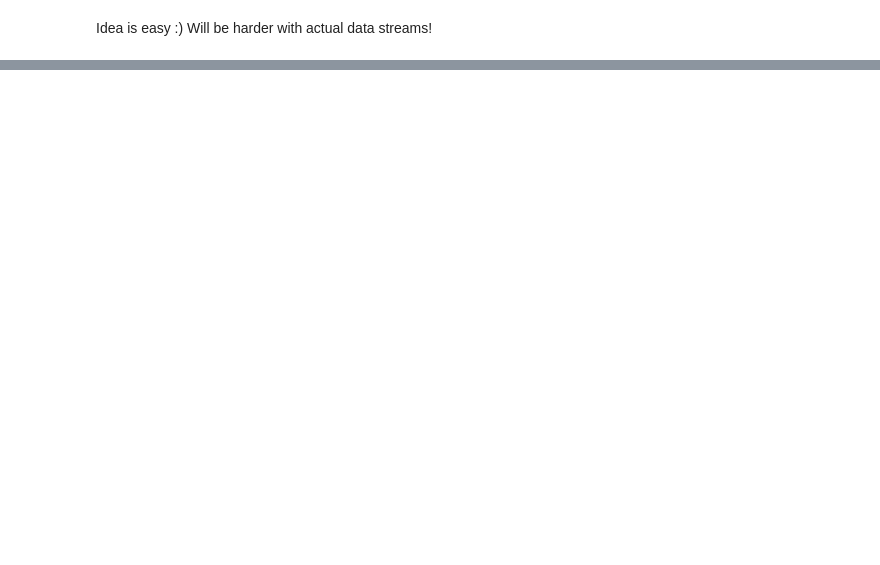
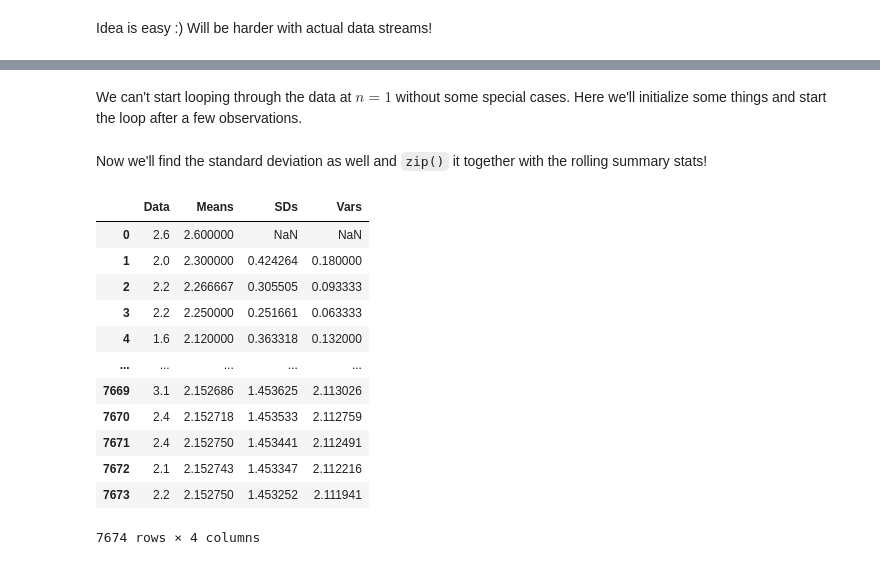
Before and after one commit to jbpost2/ST-554-Big-Data-with-Python, a Jupyter notebook: 02_Common_Streaming_Tasks.ipynb, the cells around one changed output, grey strips where cells are left out. Cells and saved outputs as stored; diff of their text form; code cells hidden in the pictures; blank space fills up the shorter version.

```diff
--- a/02_Common_Streaming_Tasks.ipynb
+++ b/02_Common_Streaming_Tasks.ipynb
@@ -390,0 +415,3 @@ Idea is easy :)  Will be harder with actual data streams!
+# %%
+def update_mean(new_data, old_mean, count):
+    return old_mean + (1/count)*(new_data-old_mean)
@@ -390,0 +424,13 @@ Idea is easy :)  Will be harder with actual data streams!
+# %%
+air_data = air_data.loc[air_data.co_gt != -200].reset_index()
+
+#initialize the mean
+o_mean = 0
+n = 1
+means = []
+for i in range(air_data.shape[0]):
+    means.append(update_mean(air_data.co_gt[i], old_mean = o_mean, count = n))
+    o_mean = means[i]
+    n += 1
+
+pd.DataFrame(zip(air_data.co_gt, means), columns = ["Data", "Means"])
@@ -390,0 +462,41 @@ Idea is easy :)  Will be harder with actual data streams!
+# %%
+def update_var(new_data, old_var, old_mean, count):
+    return ((count-2)/(count-1))*old_var + (new_data - old_mean)**2/count
+# %% [markdown]
+We can't start looping through the data at $n=1$ without some special cases. Here we'll initialize some things and start the loop after a few observations.
+# %%
+#set up things to start the loop
+n = 3
+#lists to capture the updated means and variances
+means = [air_data.co_gt[0], air_data.co_gt[0:2].mean()]
+variances = [np.nan, air_data.co_gt[0:2].var()]
+
+o_mean = means[1]
+o_var = variances[1]
+
+#loop through the observations
+for i in range(2, air_data.shape[0]):
+    means.append(update_mean(air_data.co_gt[i], old_mean = o_mean, count = n))
+    variances.append(update_var(air_data.co_gt[i], old_var = o_var, old_mean = o_mean, count = n))
+    o_mean = means[i]
+    o_var = variances[i]
+    n += 1
+# %% [markdown]
+Now we'll find the standard deviation as well and `zip()` it together with the rolling summary stats!
+# %%
+pd.DataFrame(zip(air_data.co_gt, means, np.sqrt(np.array(variances)), np.array(variances)),
+  columns = ["Data", "Means", "SDs", "Vars"])
+# %% [output]
+|  | Data | Means | SDs | Vars |
+| 0 | 2.6 | 2.600000 | NaN | NaN |
+| 1 | 2.0 | 2.300000 | 0.424264 | 0.180000 |
+| 2 | 2.2 | 2.266667 | 0.305505 | 0.093333 |
+| 3 | 2.2 | 2.250000 | 0.251661 | 0.063333 |
+| 4 | 1.6 | 2.120000 | 0.363318 | 0.132000 |
+| ... | ... | ... | ... | ... |
+| 7669 | 3.1 | 2.152686 | 1.453625 | 2.113026 |
+| 7670 | 2.4 | 2.152718 | 1.453533 | 2.112759 |
+| 7671 | 2.4 | 2.152750 | 1.453441 | 2.112491 |
+| 7672 | 2.1 | 2.152743 | 1.453347 | 2.112216 |
+| 7673 | 2.2 | 2.152750 | 1.453252 | 2.111941 |
+7674 rows × 4 columns
```
Also changed, not shown: parts of 21 cells of this notebook.
